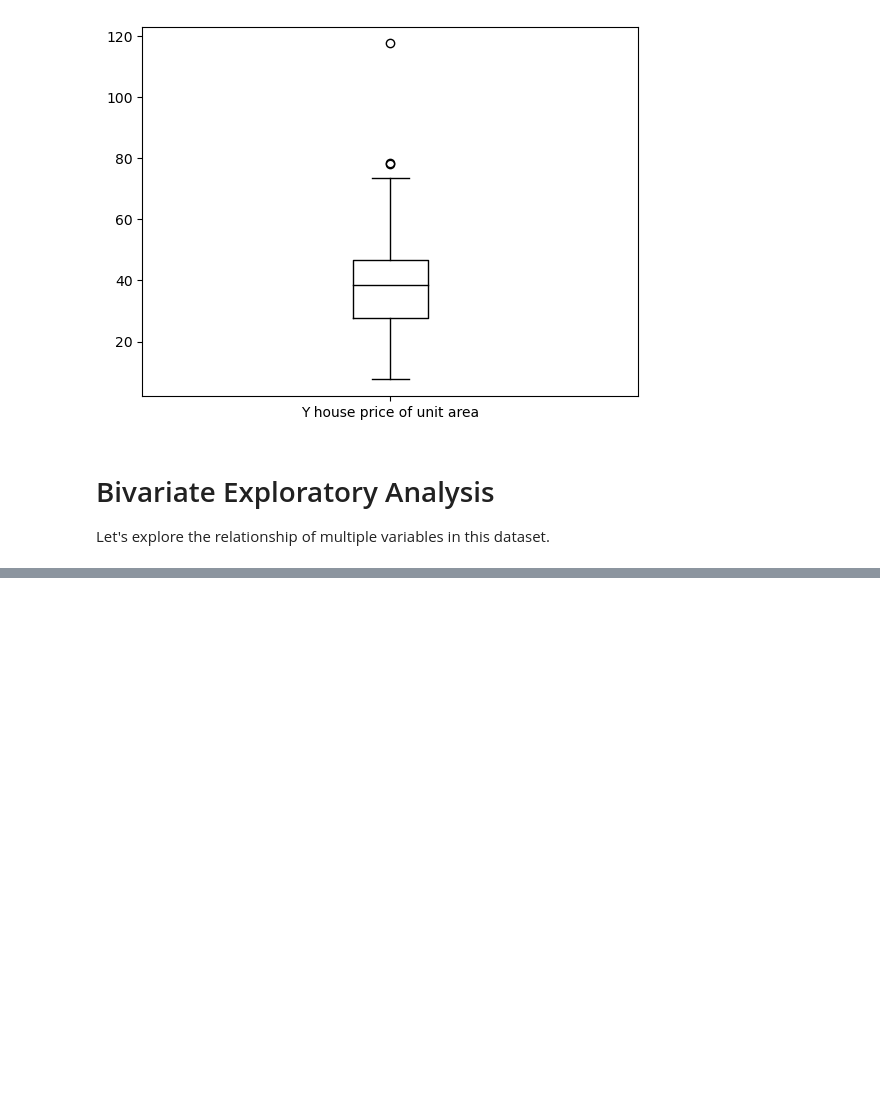
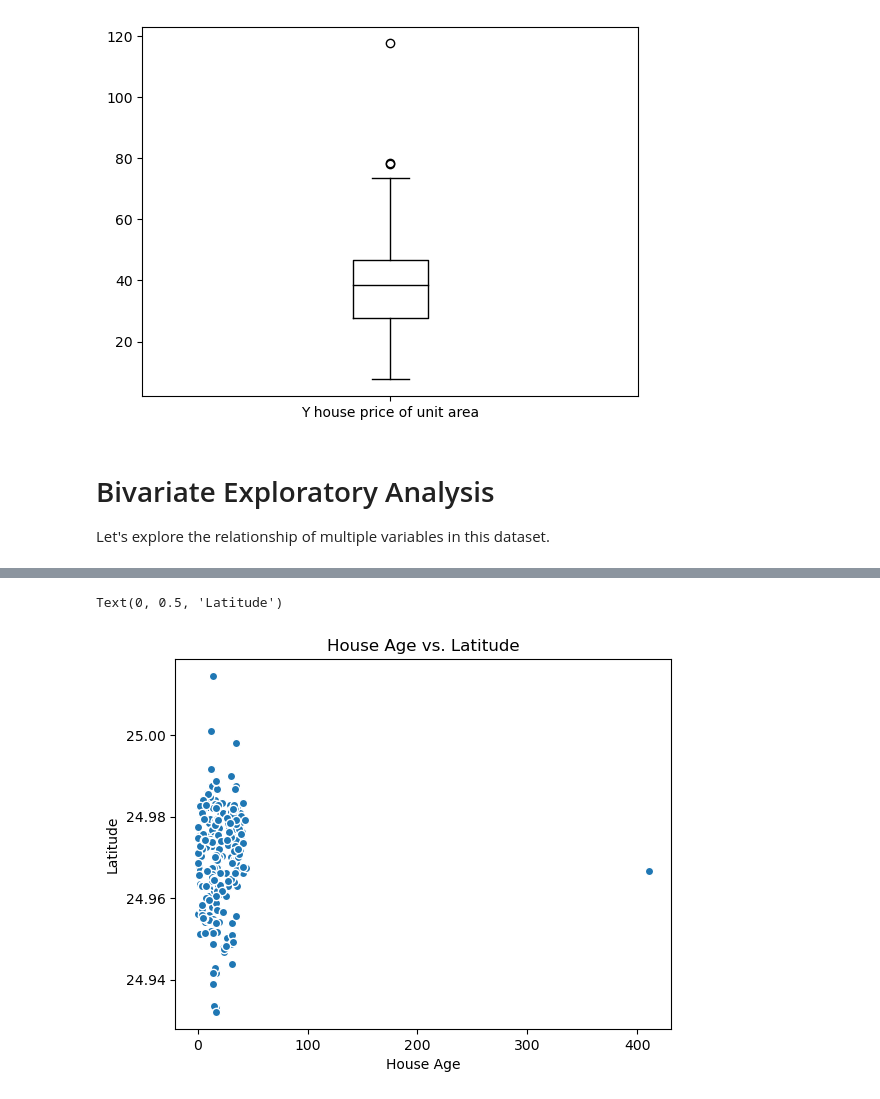
Before and after one commit to gayanes/rental-pricing-explore-challenging, a Jupyter notebook: code/data_prep/01explore.ipynb, the cells around one changed output, grey strips where cells are left out. Drawn from its saved outputs; the diff is of its cells as text; code cells hidden in the pictures; blank space fills up the shorter version.

```diff
--- a/code/data_prep/01explore.ipynb
+++ b/code/data_prep/01explore.ipynb
@@ -159,0 +174,8 @@ Let's explore the relationship of multiple variables in this dataset.
+# %%
+plt.scatter(df["X2 house age"], df["X5 latitude"], edgecolors="white")
+plt.title("House Age vs. Latitude")
+plt.xlabel("House Age")
+plt.ylabel("Latitude")
+# %% [output]
+Text(0, 0.5, 'Latitude')
+[figure, added]
```
Also changed, not shown: parts of 20 cells of this notebook.
